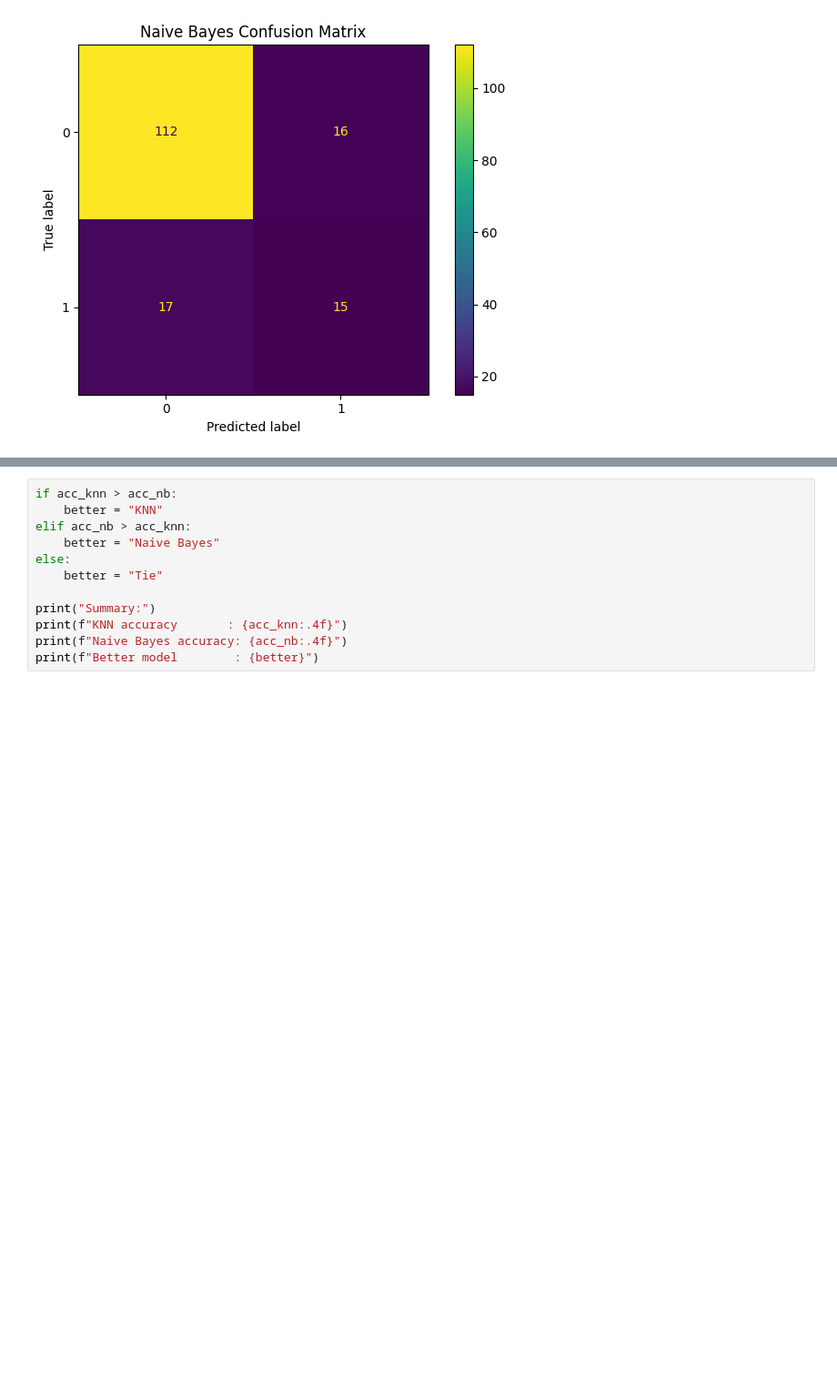
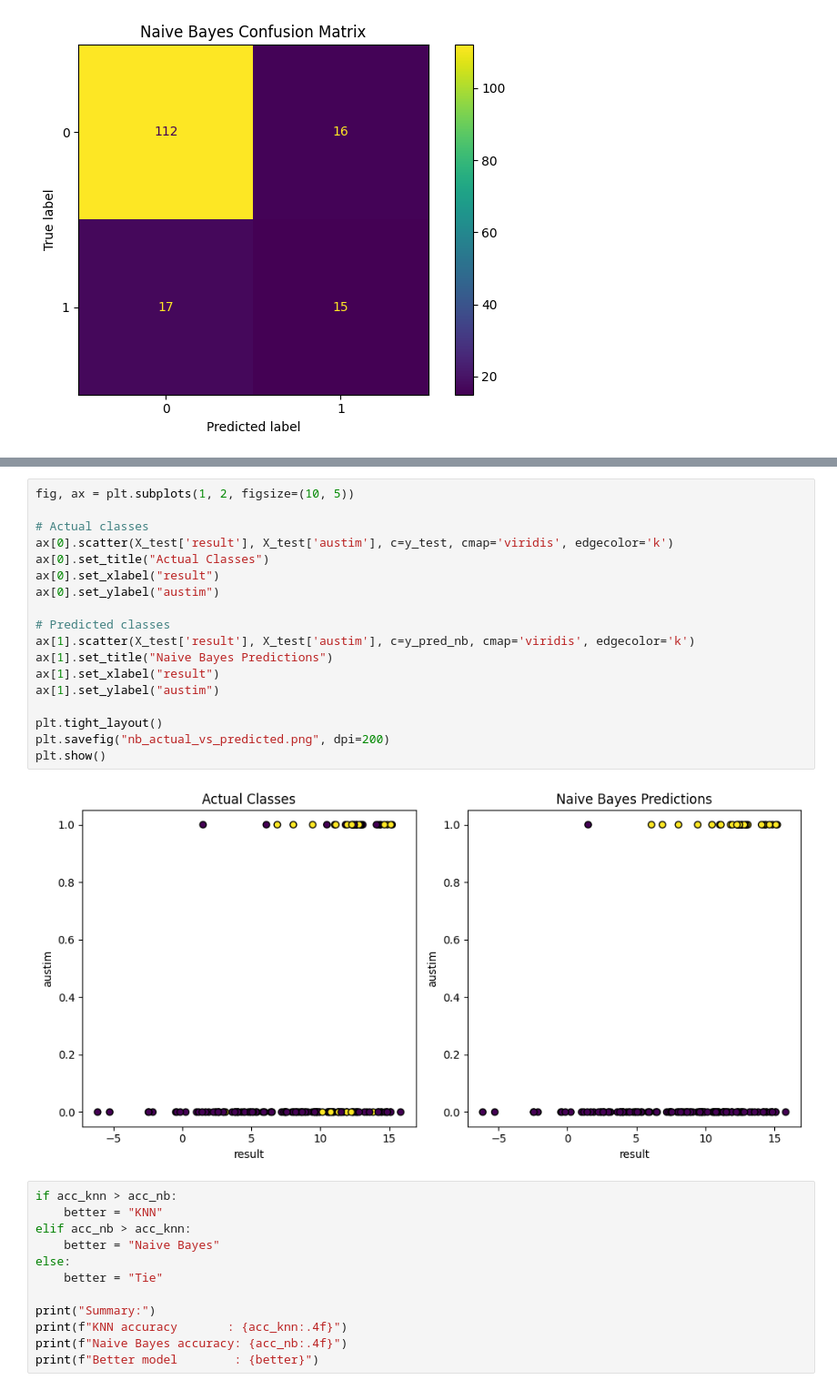
Before and after one commit to SRARNAB7/HDS_5320_Group_Project, a Jupyter notebook: Project_2.ipynb, the cells around one changed output, grey strips where cells are left out. Shown at 91% size. Saved outputs shown, nothing was run; the diff lists cells and outputs as text; blank space fills up the shorter version.

```diff
--- a/Project_2.ipynb
+++ b/Project_2.ipynb
@@ -925,3 +943,23 @@ Naive Bayes accuracy: 0.7937
+# %%
+fig, ax = plt.subplots(1, 2, figsize=(10, 5))
+
+# Actual classes
+ax[0].scatter(X_test['result'], X_test['austim'], c=y_test, cmap='viridis', edgecolor='k')
+ax[0].set_title("Actual Classes")
+ax[0].set_xlabel("result")
+ax[0].set_ylabel("austim")
+
+# Predicted classes
+ax[1].scatter(X_test['result'], X_test['austim'], c=y_pred_nb, cmap='viridis', edgecolor='k')
+ax[1].set_title("Naive Bayes Predictions")
+ax[1].set_xlabel("result")
+ax[1].set_ylabel("austim")
+
+plt.tight_layout()
+plt.savefig("nb_actual_vs_predicted.png", dpi=200)
+plt.show()
+# %% [output]
+[figure, added]
 # %%
 if acc_knn > acc_nb:
     better = "KNN"
```
Also changed, not shown: parts of 2 cells of this notebook.
